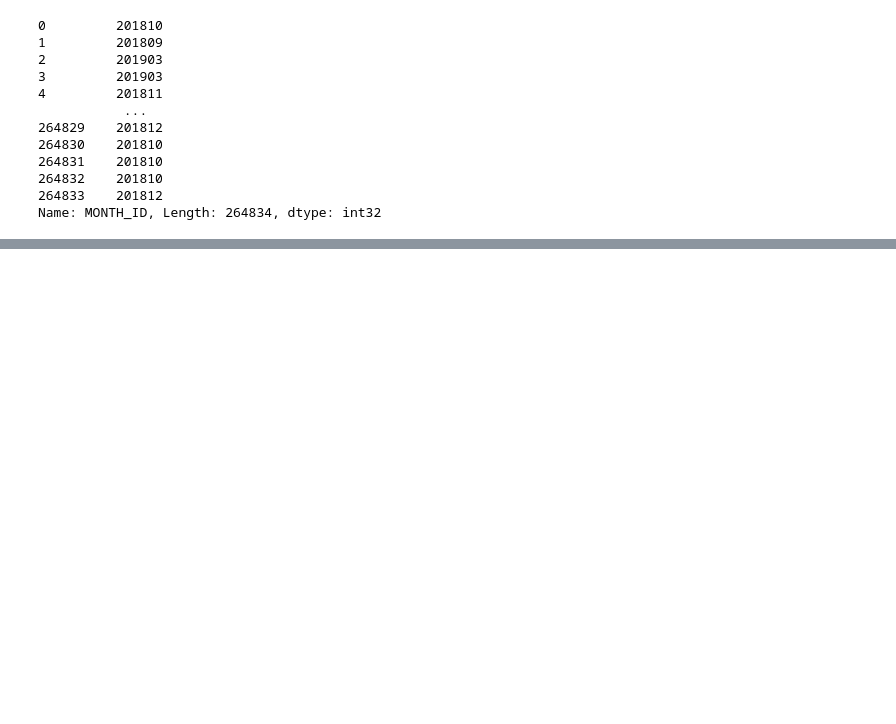
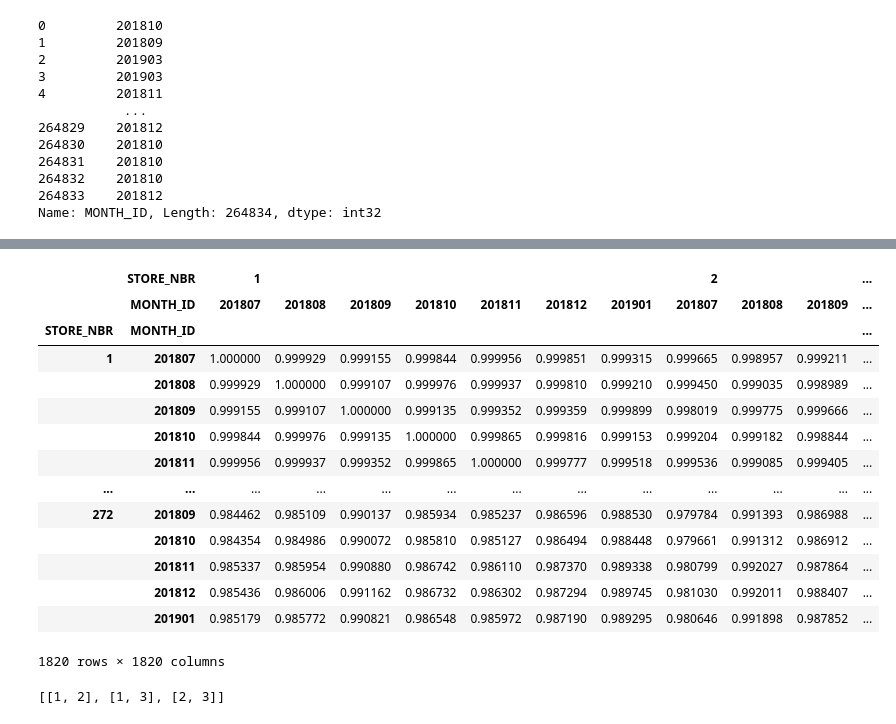
Before and after one commit to Ethan4thewin/Quantium---Chips, a Jupyter notebook: my_nb_2.ipynb, the cells around one changed output, grey strips where cells are left out. Saved outputs shown, nothing was run; the diff lists cells and outputs as text; code cells hidden in the pictures; blank space fills up the shorter version.

```diff
--- a/my_nb_2.ipynb
+++ b/my_nb_2.ipynb
@@ -66,0 +92,27 @@ metrics
+# %%
+metrics.T.corr()
+# %% [output]
+|  | STORE_NBR | 1 |  |  |  |  |  |  | 2 |  |  | ... |
+|  | MONTH_ID | 201807 | 201808 | 201809 | 201810 | 201811 | 201812 | 201901 | 201807 | 201808 | 201809 | ... |
+| STORE_NBR | MONTH_ID |  |  |  |  |  |  |  |  |  |  | ... |
+| 1 | 201807 | 1.000000 | 0.999929 | 0.999155 | 0.999844 | 0.999956 | 0.999851 | 0.999315 | 0.999665 | 0.998957 | 0.999211 | ... |
+|  | 201808 | 0.999929 | 1.000000 | 0.999107 | 0.999976 | 0.999937 | 0.999810 | 0.999210 | 0.999450 | 0.999035 | 0.998989 | ... |
+|  | 201809 | 0.999155 | 0.999107 | 1.000000 | 0.999135 | 0.999352 | 0.999359 | 0.999899 | 0.998019 | 0.999775 | 0.999666 | ... |
+|  | 201810 | 0.999844 | 0.999976 | 0.999135 | 1.000000 | 0.999865 | 0.999816 | 0.999153 | 0.999204 | 0.999182 | 0.998844 | ... |
+|  | 201811 | 0.999956 | 0.999937 | 0.999352 | 0.999865 | 1.000000 | 0.999777 | 0.999518 | 0.999536 | 0.999085 | 0.999405 | ... |
+| ... | ... | ... | ... | ... | ... | ... | ... | ... | ... | ... | ... | ... |
+| 272 | 201809 | 0.984462 | 0.985109 | 0.990137 | 0.985934 | 0.985237 | 0.986596 | 0.988530 | 0.979784 | 0.991393 | 0.986988 | ... |
+|  | 201810 | 0.984354 | 0.984986 | 0.990072 | 0.985810 | 0.985127 | 0.986494 | 0.988448 | 0.979661 | 0.991312 | 0.986912 | ... |
+|  | 201811 | 0.985337 | 0.985954 | 0.990880 | 0.986742 | 0.986110 | 0.987370 | 0.989338 | 0.980799 | 0.992027 | 0.987864 | ... |
+|  | 201812 | 0.985436 | 0.986006 | 0.991162 | 0.986732 | 0.986302 | 0.987294 | 0.989745 | 0.981030 | 0.992011 | 0.988407 | ... |
+|  | 201901 | 0.985179 | 0.985772 | 0.990821 | 0.986548 | 0.985972 | 0.987190 | 0.989295 | 0.980646 | 0.991898 | 0.987852 | ... |
+1820 rows × 1820 columns
+# %%
+tem = range(1,3)
+lst = []
+for i in tem:
+    for j in range(i+1, max(tem)+2):
+        lst.append([i,j])
+lst
+# %% [output]
+[[1, 2], [1, 3], [2, 3]]
```
Also changed, not shown: parts of 10 cells of this notebook, 1 other file.
